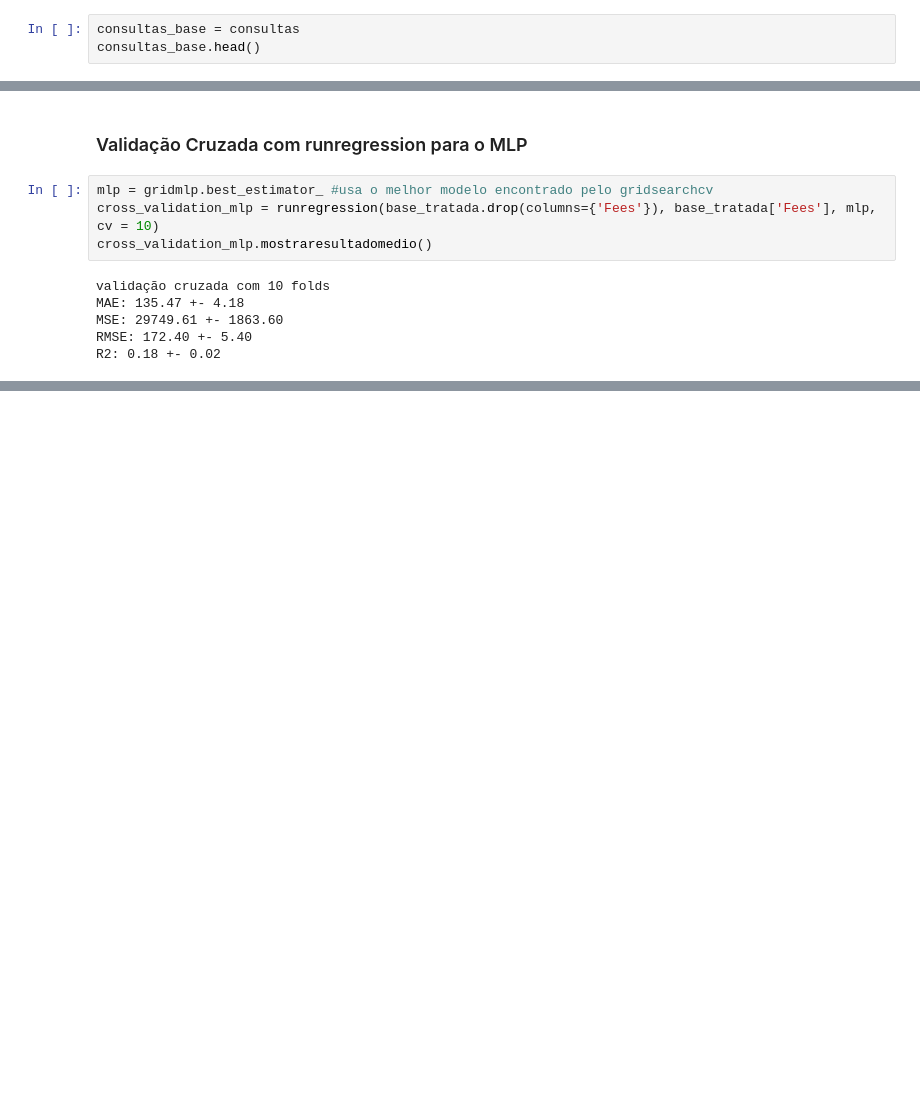
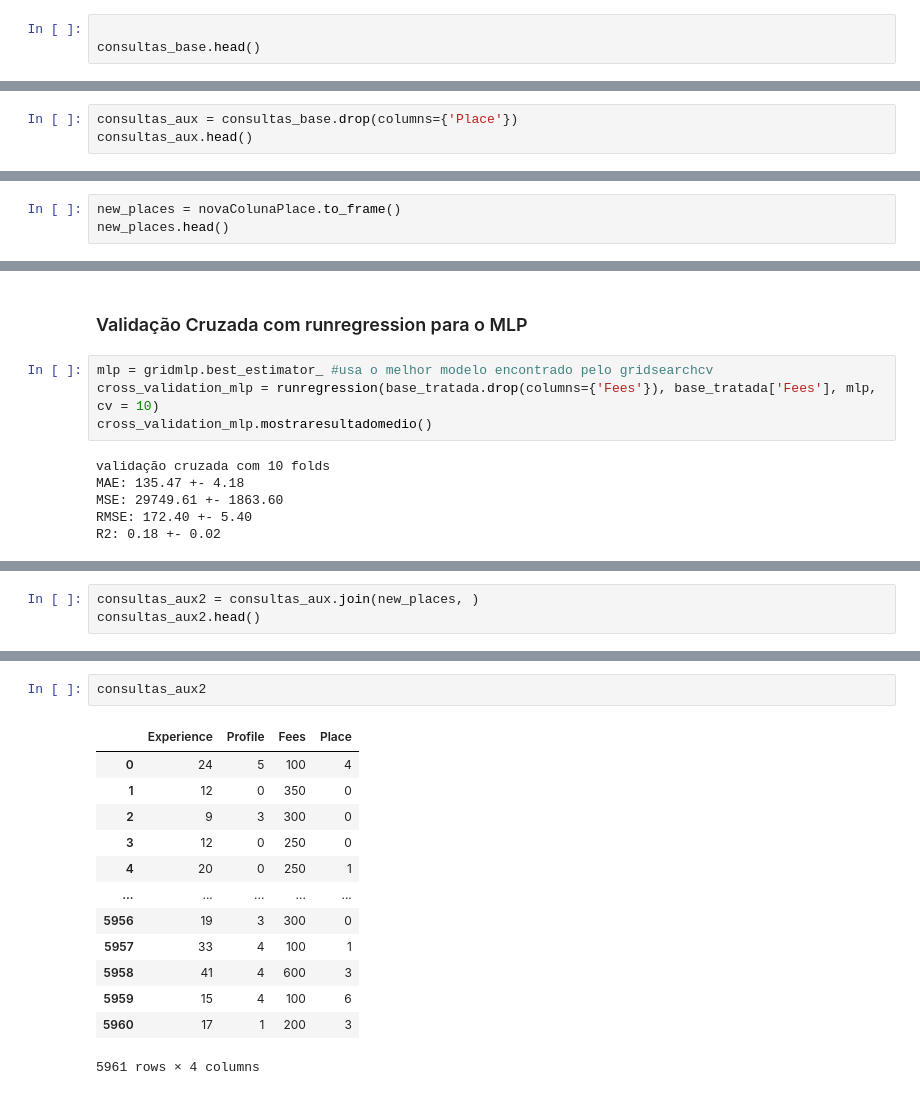
Before and after one commit to ashouy/Aprendizado-de-Maquina, a Jupyter notebook: Atividade02.ipynb, the cells around one changed output, grey strips where cells are left out. Cells and saved outputs as stored; diff of their text form; blank space fills up the shorter version.

```diff
--- a/Atividade02.ipynb
+++ b/Atividade02.ipynb
@@ -145,6 +145,6 @@ consultas.head()
 | 3 | 1 | 0 | 0 | 0 | 0 | ... |
 | 4 | 1 | 0 | 0 | 0 | 0 | ... |
 # %%
-consultas_base = consultas
+
 consultas_base.head()
 # %% [output]
@@ -156,0 +157,3 @@ consultas_base.head()
+# %%
+consultas_aux = consultas_base.drop(columns={'Place'})
+consultas_aux.head()
@@ -156,0 +167,3 @@ consultas_base.head()
+# %%
+new_places = novaColunaPlace.to_frame()
+new_places.head()
@@ -563,0 +645,3 @@ R2: 0.18 +- 0.02
+# %%
+consultas_aux2 = consultas_aux.join(new_places, )
+consultas_aux2.head()
@@ -563,0 +655,16 @@ R2: 0.18 +- 0.02
+# %%
+consultas_aux2
+# %% [output]
+|  | Experience | Profile | Fees | Place |
+| 0 | 24 | 5 | 100 | 4 |
+| 1 | 12 | 0 | 350 | 0 |
+| 2 | 9 | 3 | 300 | 0 |
+| 3 | 12 | 0 | 250 | 0 |
+| 4 | 20 | 0 | 250 | 1 |
+| ... | ... | ... | ... | ... |
+| 5956 | 19 | 3 | 300 | 0 |
+| 5957 | 33 | 4 | 100 | 1 |
+| 5958 | 41 | 4 | 600 | 3 |
+| 5959 | 15 | 4 | 100 | 6 |
+| 5960 | 17 | 1 | 200 | 3 |
+5961 rows × 4 columns
```
Also changed, not shown: parts of 18 cells of this notebook.
